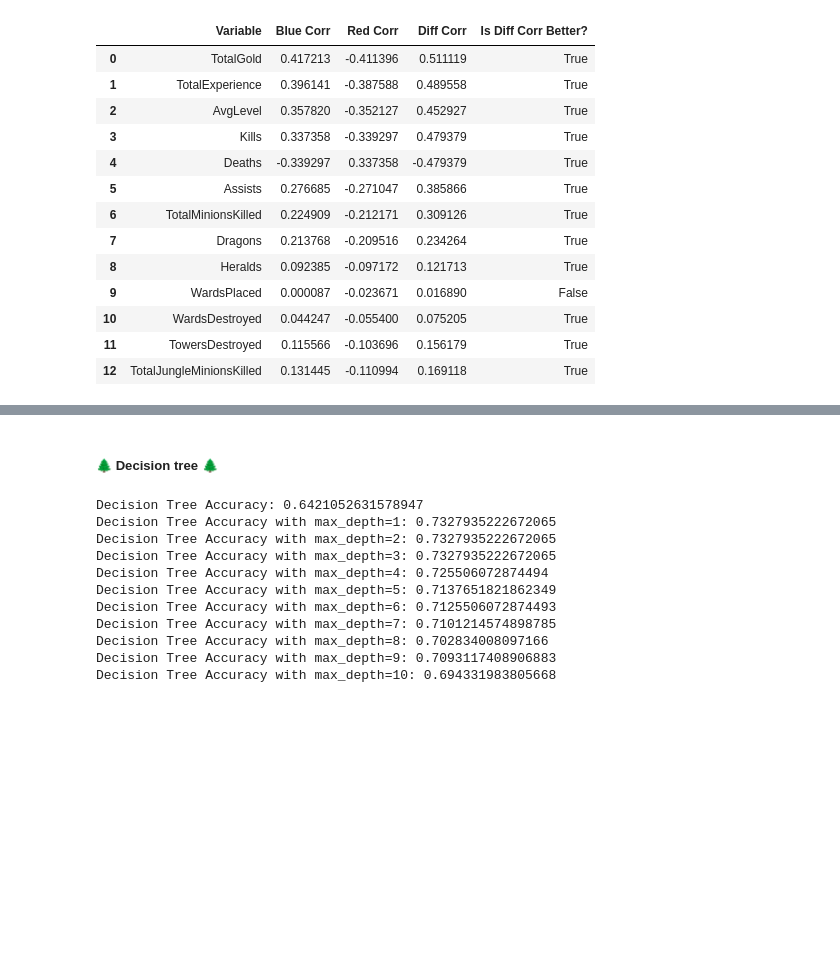
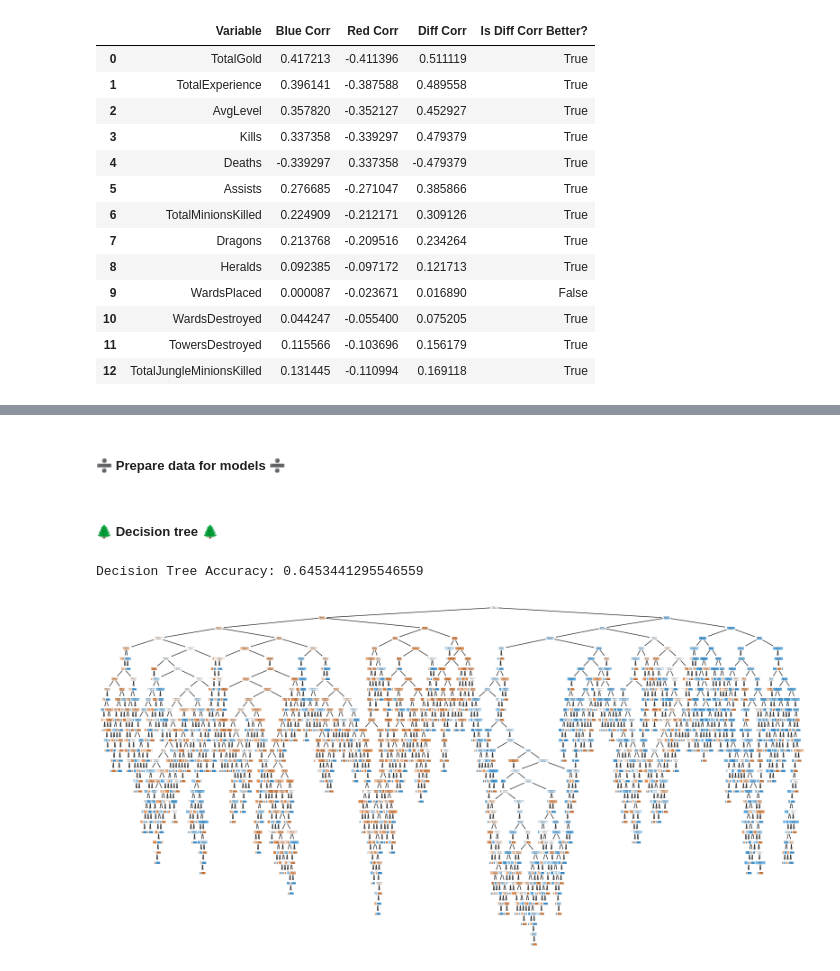
Before and after one commit to stfen/lol-data-analysis, a Jupyter notebook: model.ipynb, the cells around one changed output, grey strips where cells are left out. Saved outputs shown, nothing was run; the diff lists cells and outputs as text; code cells hidden in the pictures; blank space fills up the shorter version.

```diff
--- a/model.ipynb
+++ b/model.ipynb
@@ -225 +216,3 @@ Random Forest Accuracy: 0.7311740890688259
 ... (12 outputs left out)
+# %% [markdown]
+##### ➗ Prepare data for models ➗
@@ -226,27 +235,16 @@ Random Forest Accuracy: 0.7311740890688259
 # %% [markdown]
 ##### 🌲 Decision tree 🌲
 # %%
-# --- Decision Tree ---
-decision_tree = DecisionTreeClassifier(random_state=1)
+decision_tree = DecisionTreeClassifier(random_state=0)
 decision_tree.fit(X_train, Y_train)
 y_pred_dt = decision_tree.predict(X_test)
 accuracy_dt = accuracy_score(Y_test, y_pred_dt)
 print("Decision Tree Accuracy:", accuracy_dt)
-for x in range(1, 11):
-    decision_tree = DecisionTreeClassifier(max_depth=x, random_state=1)
-    decision_tree.fit(X_train, Y_train)
-    y_pred_dt = decision_tree.predict(X_test)
-    accuracy_dt = accuracy_score(Y_test, y_pred_dt)
-    print(f"Decision Tree Accuracy with max_depth={x}:", accuracy_dt)
+
+# Tree visualization
+plt.figure(figsize=(20,10))
+tree.plot_tree(decision_tree, feature_names=X.columns, class_names=['Red Win', 'Blue Win'], filled=True, rounded=True)
+plt.show()
 # %% [output]
-Decision Tree Accuracy: 0.6421052631578947
-Decision Tree Accuracy with max_depth=1: 0.7327935222672065
-Decision Tree Accuracy with max_depth=2: 0.7327935222672065
-Decision Tree Accuracy with max_depth=3: 0.7327935222672065
-Decision Tree Accuracy with max_depth=4: 0.725506072874494
-Decision Tree Accuracy with max_depth=5: 0.7137651821862349
-Decision Tree Accuracy with max_depth=6: 0.7125506072874493
-Decision Tree Accuracy with max_depth=7: 0.7101214574898785
-Decision Tree Accuracy with max_depth=8: 0.702834008097166
-Decision Tree Accuracy with max_depth=9: 0.7093117408906883
-Decision Tree Accuracy with max_depth=10: 0.694331983805668
+Decision Tree Accuracy: 0.6453441295546559
+[figure, added]
```
Also changed, not shown: parts of 26 cells of this notebook.
